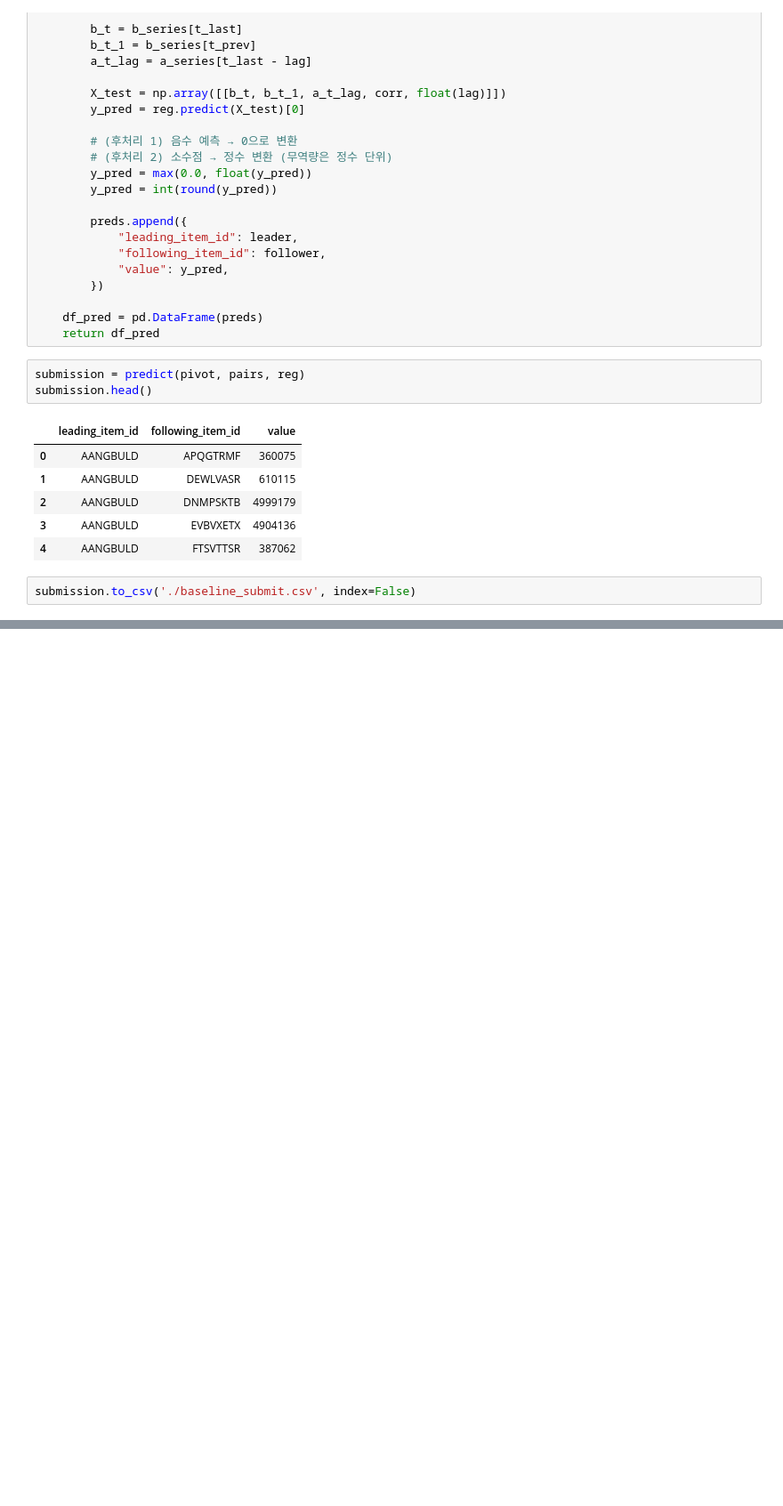
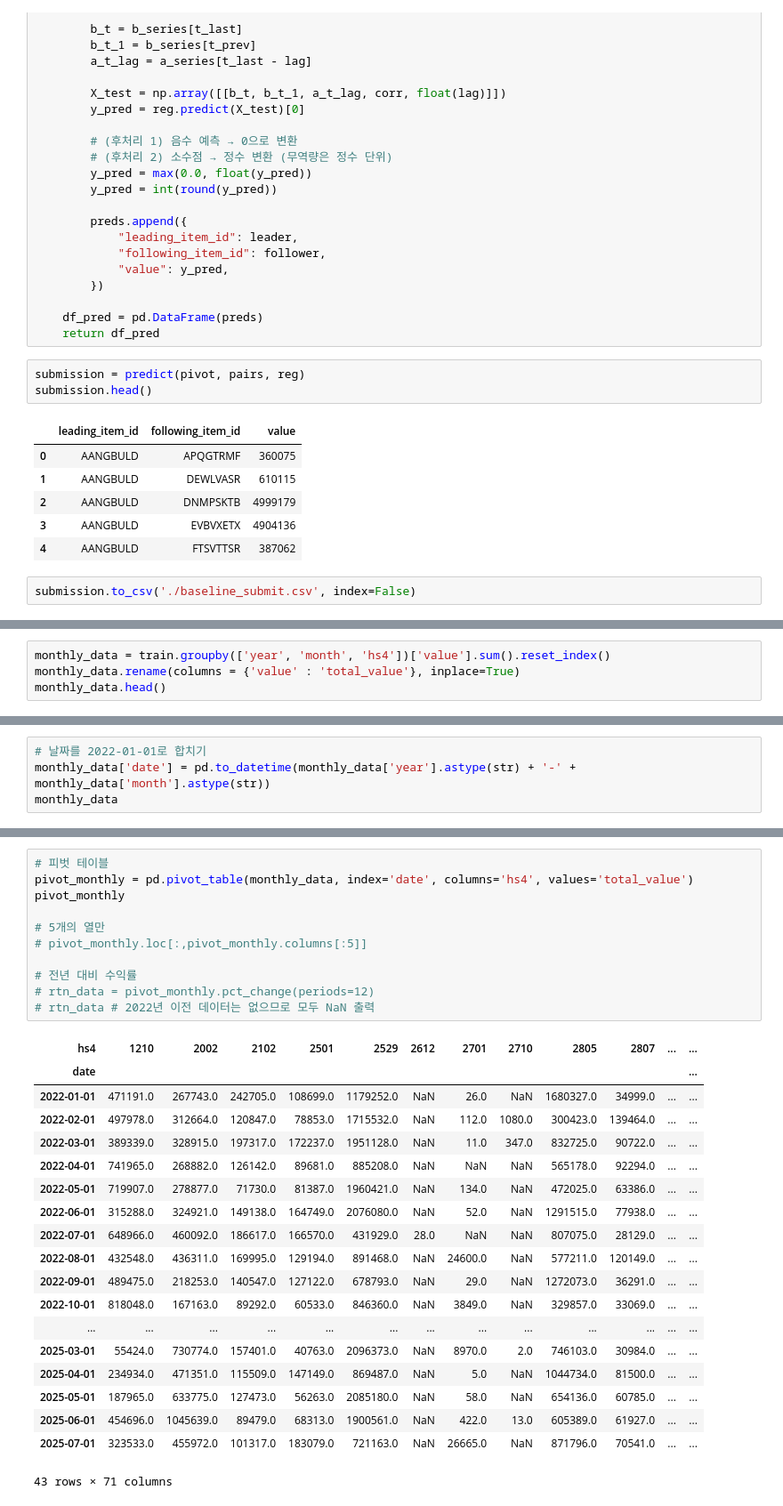
Before and after one commit to SujePepero/pepero-workspace, a Jupyter notebook: dir_hys/[Baseline]_피어슨 상관계수 기반 공행성 판단 및 회귀 모델 학습_추론.ipynb, the cells around one changed output, grey strips where cells are left out. Shown at 89% size. Saved outputs shown, nothing was run; the diff lists cells and outputs as text; blank space fills up the shorter version.

```diff
--- a/dir_hys/[Baseline]_피어슨 상관계수 기반 공행성 판단 및 회귀 모델 학습_추론.ipynb
+++ b/dir_hys/[Baseline]_피어슨 상관계수 기반 공행성 판단 및 회귀 모델 학습_추론.ipynb
@@ -248,0 +313,4 @@ submission.to_csv('./baseline_submit.csv', index=False)
+# %%
+monthly_data = train.groupby(['year', 'month', 'hs4'])['value'].sum().reset_index()
+monthly_data.rename(columns = {'value' : 'total_value'}, inplace=True)
+monthly_data.head()
@@ -248,0 +324,4 @@ submission.to_csv('./baseline_submit.csv', index=False)
+# %%
+# 날짜를 2022-01-01로 합치기
+monthly_data['date'] = pd.to_datetime(monthly_data['year'].astype(str) + '-' + monthly_data['month'].astype(str))
+monthly_data
@@ -248,0 +342,31 @@ submission.to_csv('./baseline_submit.csv', index=False)
+# %%
+# 피벗 테이블
+pivot_monthly = pd.pivot_table(monthly_data, index='date', columns='hs4', values='total_value')
+pivot_monthly
+
+# 5개의 열만
+# pivot_monthly.loc[:,pivot_monthly.columns[:5]]
+
+# 전년 대비 수익률
+# rtn_data = pivot_monthly.pct_change(periods=12)
+# rtn_data # 2022년 이전 데이터는 없으므로 모두 NaN 출력
+# %% [output]
+| hs4 | 1210 | 2002 | 2102 | 2501 | 2529 | 2612 | 2701 | 2710 | 2805 | 2807 | ... | ... |
+| date |  |  |  |  |  |  |  |  |  |  |  | ... |
+| 2022-01-01 | 471191.0 | 267743.0 | 242705.0 | 108699.0 | 1179252.0 | NaN | 26.0 | NaN | 1680327.0 | 34999.0 | ... | ... |
+| 2022-02-01 | 497978.0 | 312664.0 | 120847.0 | 78853.0 | 1715532.0 | NaN | 112.0 | 1080.0 | 300423.0 | 139464.0 | ... | ... |
+| 2022-03-01 | 389339.0 | 328915.0 | 197317.0 | 172237.0 | 1951128.0 | NaN | 11.0 | 347.0 | 832725.0 | 90722.0 | ... | ... |
+| 2022-04-01 | 741965.0 | 268882.0 | 126142.0 | 89681.0 | 885208.0 | NaN | NaN | NaN | 565178.0 | 92294.0 | ... | ... |
+| 2022-05-01 | 719907.0 | 278877.0 | 71730.0 | 81387.0 | 1960421.0 | NaN | 134.0 | NaN | 472025.0 | 63386.0 | ... | ... |
+| 2022-06-01 | 315288.0 | 324921.0 | 149138.0 | 164749.0 | 2076080.0 | NaN | 52.0 | NaN | 1291515.0 | 77938.0 | ... | ... |
+| 2022-07-01 | 648966.0 | 460092.0 | 186617.0 | 166570.0 | 431929.0 | 28.0 | NaN | NaN | 807075.0 | 28129.0 | ... | ... |
+| 2022-08-01 | 432548.0 | 436311.0 | 169995.0 | 129194.0 | 891468.0 | NaN | 24600.0 | NaN | 577211.0 | 120149.0 | ... | ... |
+| 2022-09-01 | 489475.0 | 218253.0 | 140547.0 | 127122.0 | 678793.0 | NaN | 29.0 | NaN | 1272073.0 | 36291.0 | ... | ... |
+| 2022-10-01 | 818048.0 | 167163.0 | 89292.0 | 60533.0 | 846360.0 | NaN | 3849.0 | NaN | 329857.0 | 33069.0 | ... | ... |
+| ... | ... | ... | ... | ... | ... | ... | ... | ... | ... | ... | ... | ... |
+| 2025-03-01 | 55424.0 | 730774.0 | 157401.0 | 40763.0 | 2096373.0 | NaN | 8970.0 | 2.0 | 746103.0 | 30984.0 | ... | ... |
+| 2025-04-01 | 234934.0 | 471351.0 | 115509.0 | 147149.0 | 869487.0 | NaN | 5.0 | NaN | 1044734.0 | 81500.0 | ... | ... |
+| 2025-05-01 | 187965.0 | 633775.0 | 127473.0 | 56263.0 | 2085180.0 | NaN | 58.0 | NaN | 654136.0 | 60785.0 | ... | ... |
+| 2025-06-01 | 454696.0 | 1045639.0 | 89479.0 | 68313.0 | 1900561.0 | NaN | 422.0 | 13.0 | 605389.0 | 61927.0 | ... | ... |
+| 2025-07-01 | 323533.0 | 455972.0 | 101317.0 | 183079.0 | 721163.0 | NaN | 26665.0 | NaN | 871796.0 | 70541.0 | ... | ... |
+43 rows × 71 columns
```
Also changed, not shown: parts of 13 cells of this notebook.
